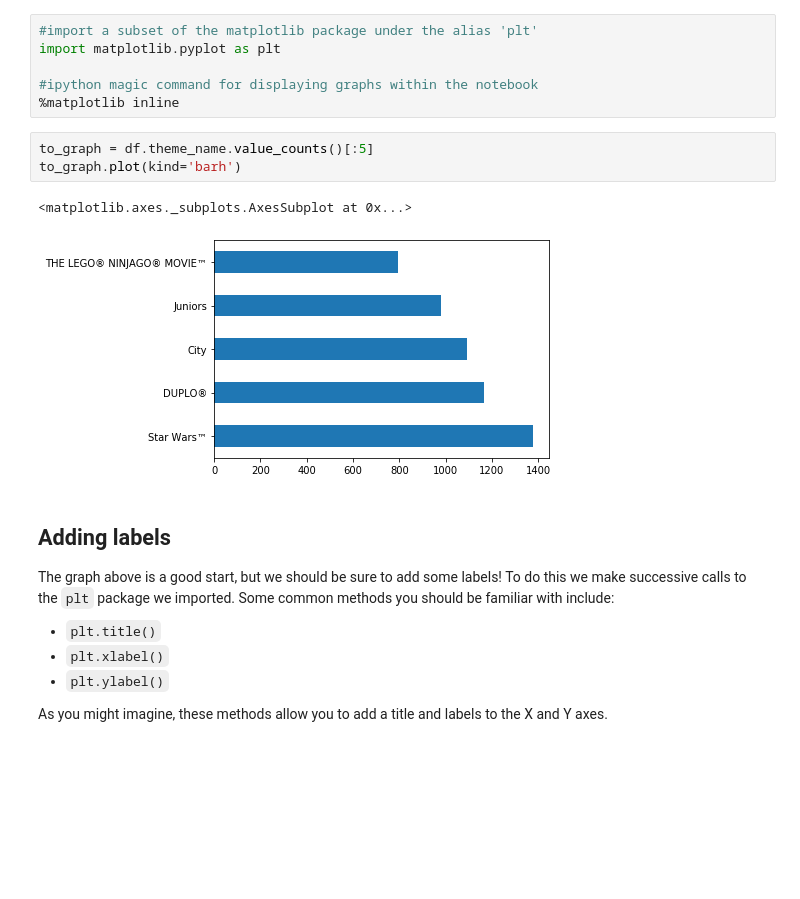
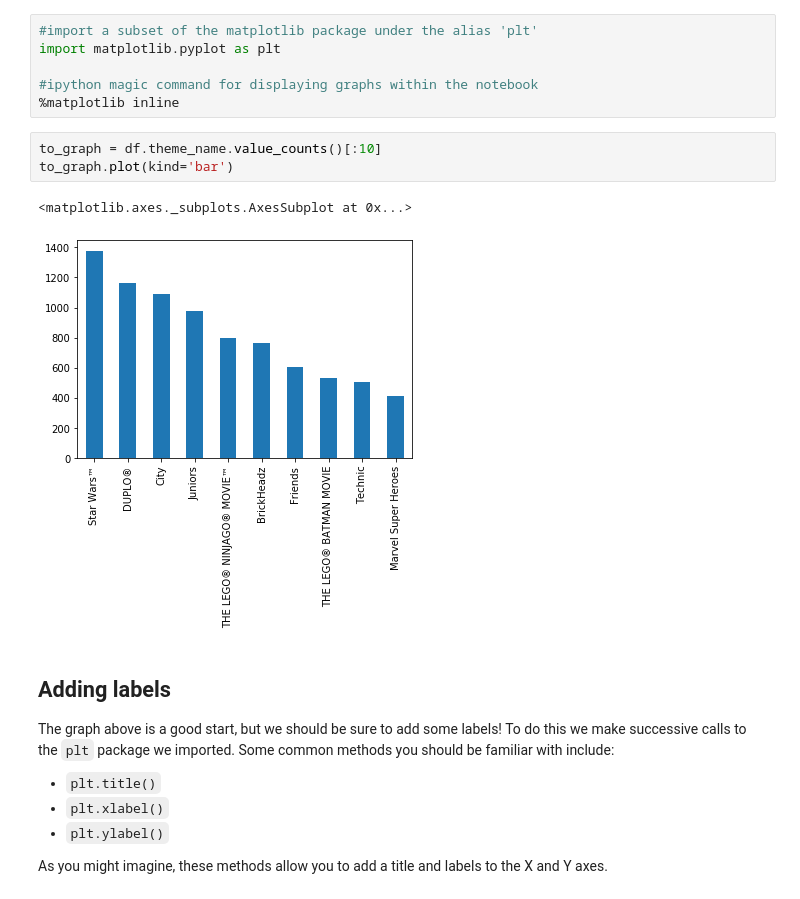
Before and after one commit to TXZebra/dsc-enterprise-chevron-first-codealong-chevron-dataeng-100419, a Jupyter notebook: index.ipynb, the cells around one changed output. Saved outputs shown, nothing was run; the diff lists cells and outputs as text; blank space fills up the shorter version.

```diff
--- a/index.ipynb
+++ b/index.ipynb
@@ -297,11 +297,11 @@ import matplotlib.pyplot as plt
 #ipython magic command for displaying graphs within the notebook
 %matplotlib inline
 # %%
-to_graph = df.theme_name.value_counts()[:5]
-to_graph.plot(kind='barh')
+to_graph = df.theme_name.value_counts()[:10]
+to_graph.plot(kind='bar')
 # %% [output]
 <matplotlib.axes._subplots.AxesSubplot at 0x...>
-[figure, old version]
+[figure, new version]
 # %% [markdown]
 ## Adding labels
 The graph above is a good start, but we should be sure to add some labels! To do this we make successive calls to the `plt` package we imported. Some common methods you should be familiar with include:
```
